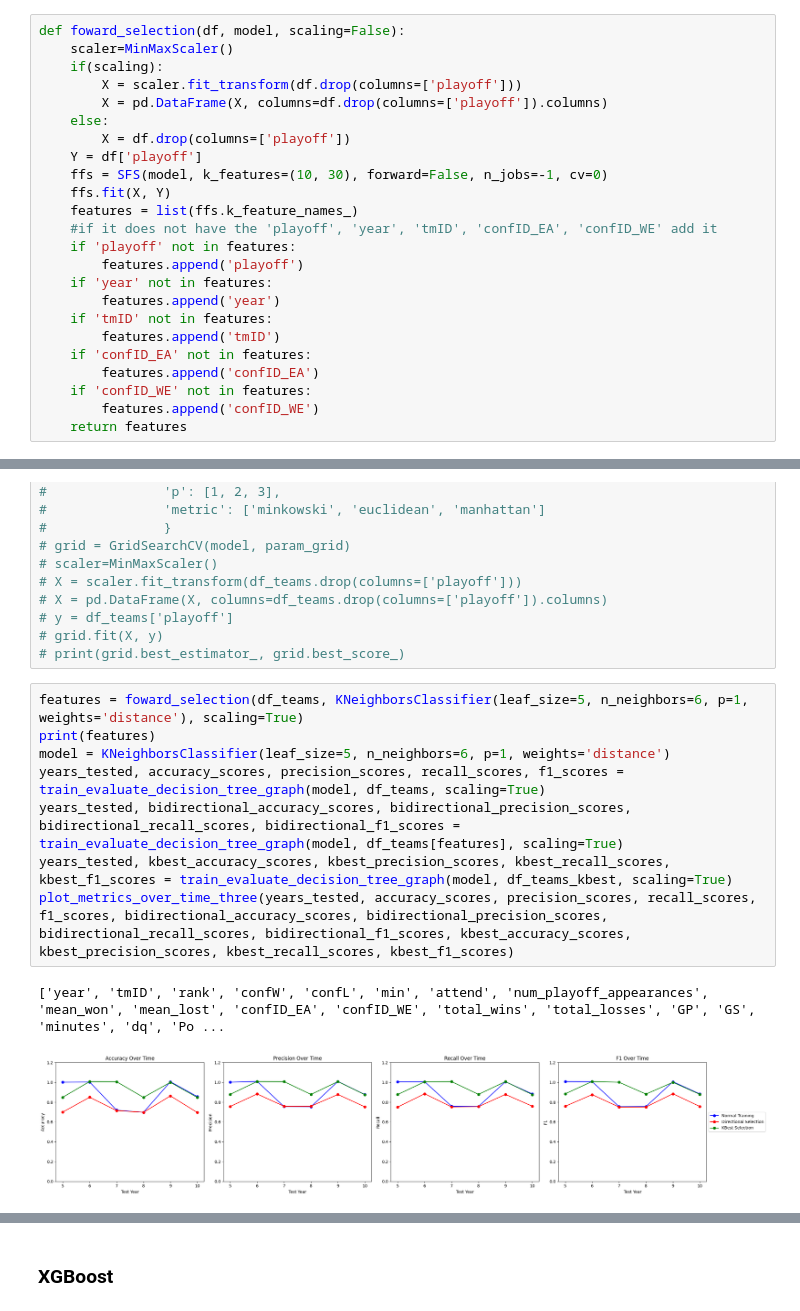
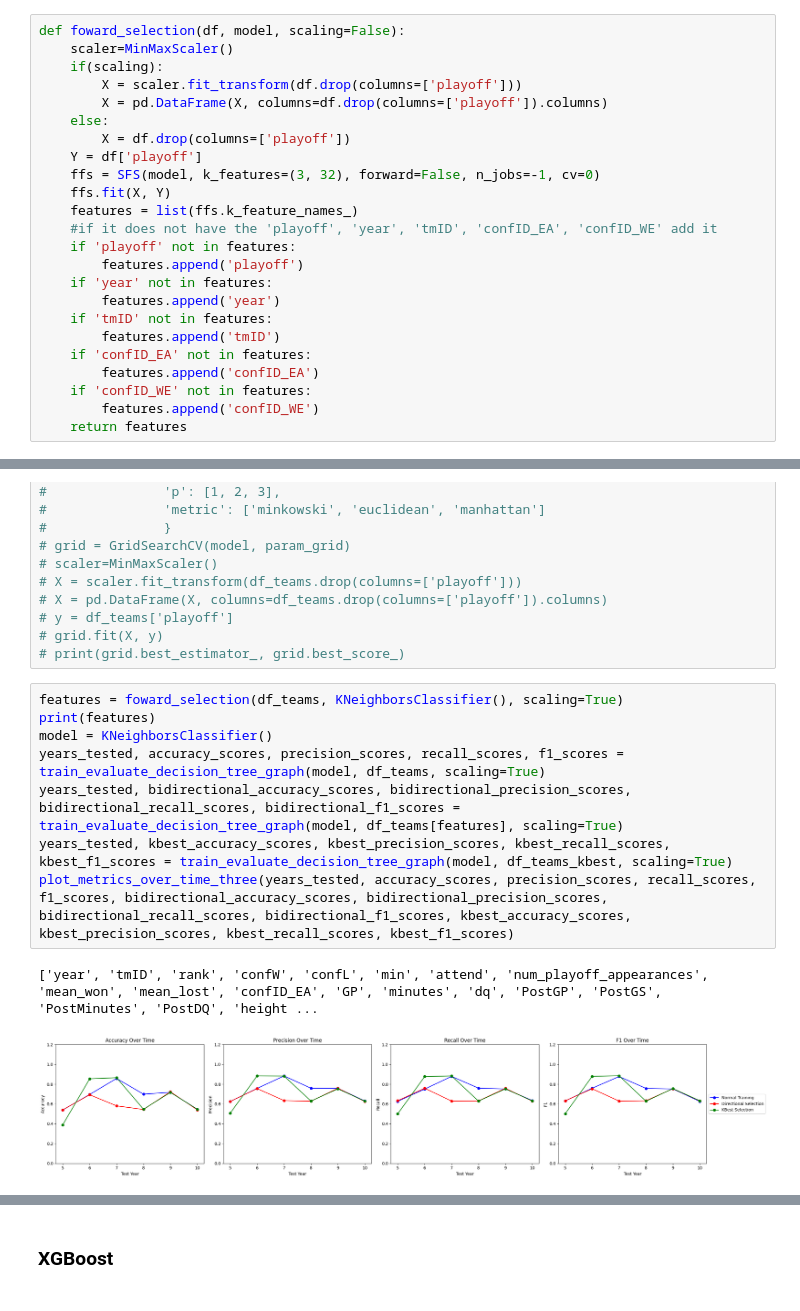
Before and after one commit to Joanaigs/Predict-WNBA-Winners-AC-66, a Jupyter notebook: data_training.ipynb, the cells around one changed output, grey strips where cells are left out. Drawn from its saved outputs; the diff is of its cells as text.

```diff
--- a/data_training.ipynb
+++ b/data_training.ipynb
@@ -115,7 +115,7 @@ def foward_selection(df, model, scaling=False):
     else:
         X = df.drop(columns=['playoff'])
     Y = df['playoff']
-    ffs = SFS(model, k_features=(10, 30), forward=False, n_jobs=-1, cv=0)
+    ffs = SFS(model, k_features=(3, 32), forward=False, n_jobs=-1, cv=0)
     ffs.fit(X, Y)
     features = list(ffs.k_feature_names_)
     #if it does not have the 'playoff', 'year', 'tmID', 'confID_EA', 'confID_WE' add it
@@ -545,14 +571,14 @@ F1:  0.9375
 # grid.fit(X, y)
 # print(grid.best_estimator_, grid.best_score_)
 # %%
-features = foward_selection(df_teams, KNeighborsClassifier(leaf_size=5, n_neighbors=6, p=1, weights='distance'), scaling=True)
+features = foward_selection(df_teams, KNeighborsClassifier(), scaling=True)
 print(features)
-model = KNeighborsClassifier(leaf_size=5, n_neighbors=6, p=1, weights='distance')
+model = KNeighborsClassifier()
 years_tested, accuracy_scores, precision_scores, recall_scores, f1_scores = train_evaluate_decision_tree_graph(model, df_teams, scaling=True)
 years_tested, bidirectional_accuracy_scores, bidirectional_precision_scores, bidirectional_recall_scores, bidirectional_f1_scores = train_evaluate_decision_tree_graph(model, df_teams[features], scaling=True)
 years_tested, kbest_accuracy_scores, kbest_precision_scores, kbest_recall_scores, kbest_f1_scores = train_evaluate_decision_tree_graph(model, df_teams_kbest, scaling=True)
 plot_metrics_over_time_three(years_tested, accuracy_scores, precision_scores, recall_scores, f1_scores, bidirectional_accuracy_scores, bidirectional_precision_scores, bidirectional_recall_scores, bidirectional_f1_scores, kbest_accuracy_scores, kbest_precision_scores, kbest_recall_scores, kbest_f1_scores)
 # %% [output]
-['year', 'tmID', 'rank', 'confW', 'confL', 'min', 'attend', 'num_playoff_appearances', 'mean_won', 'mean_lost', 'confID_EA', 'confID_WE', 'total_wins', 'total_losses', 'GP', 'GS', 'minutes', 'dq', 'Po ...
+['year', 'tmID', 'rank', 'confW', 'confL', 'min', 'attend', 'num_playoff_appearances', 'mean_won', 'mean_lost', 'confID_EA', 'GP', 'minutes', 'dq', 'PostGP', 'PostGS', 'PostMinutes', 'PostDQ', 'height ...
-[figure, old version]
+[figure, new version]
 Normal Training
```
Also changed, not shown: parts of 15 cells of this notebook, 10 other files.
